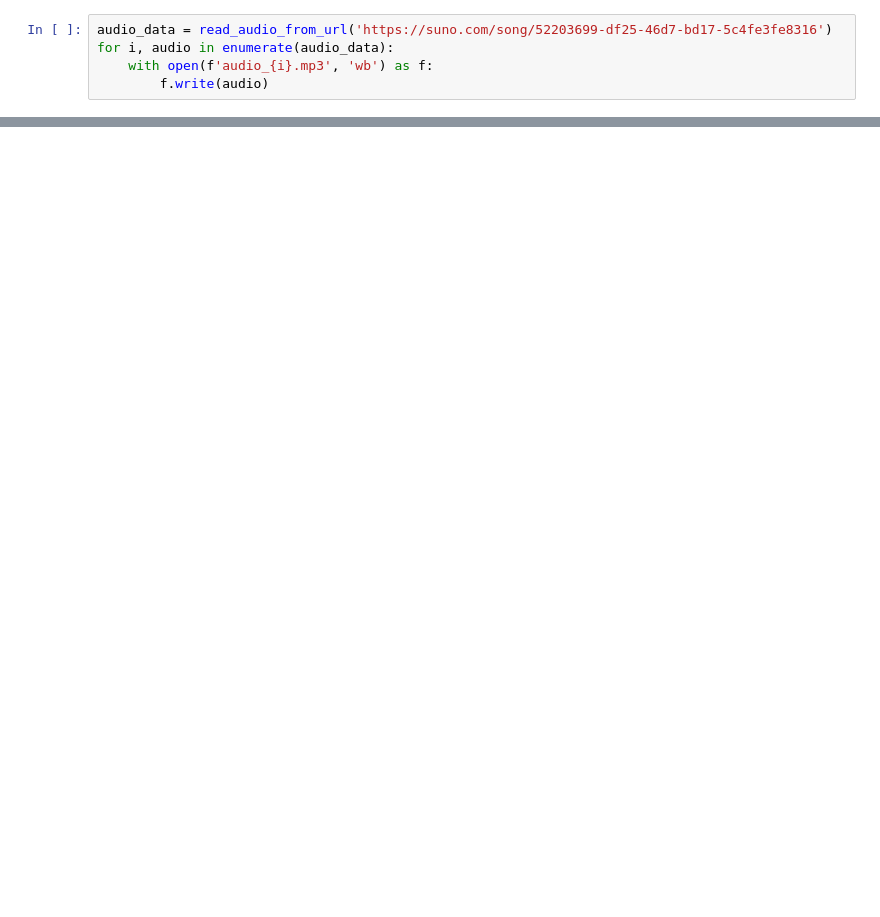
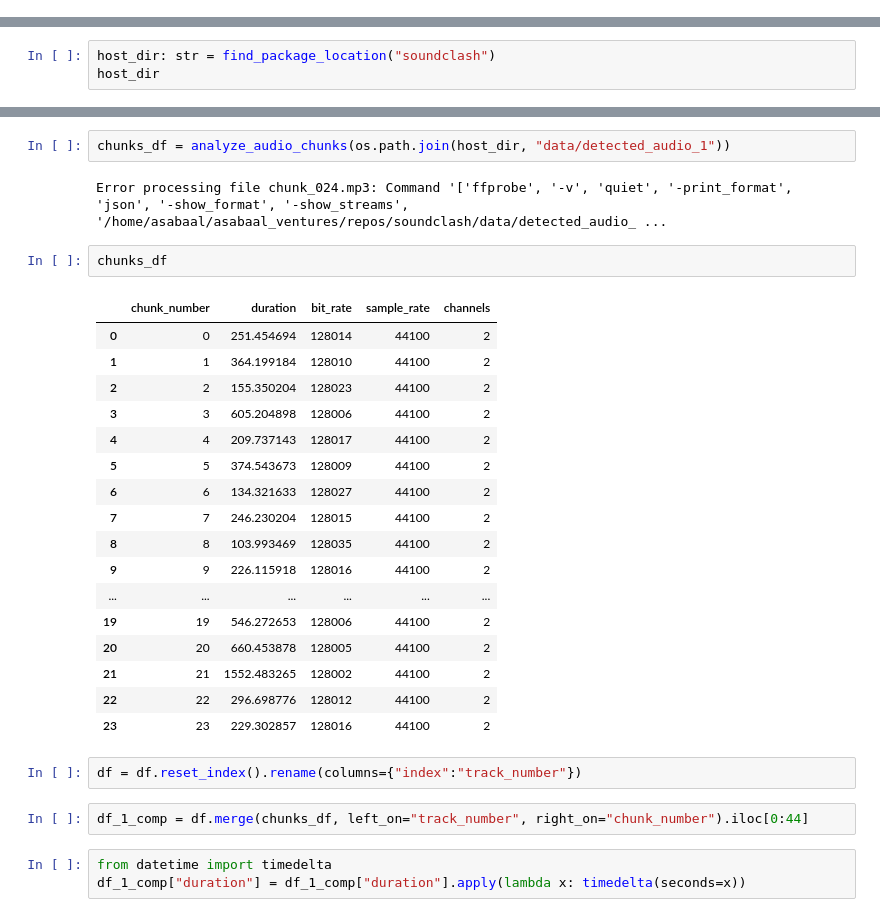
Before and after one commit to asabaal/soundclash, a Jupyter notebook: notebooks/preliminary/soundclash_analysis1.ipynb, the cells around one changed output, grey strips where cells are left out. Saved outputs shown, nothing was run; the diff lists cells and outputs as text; blank space fills up the shorter version.

Commit message:
preparing for 3rd approach to align audio matches better

```diff
--- a/notebooks/preliminary/soundclash_analysis1.ipynb
+++ b/notebooks/preliminary/soundclash_analysis1.ipynb
@@ -37,5 +0,0 @@ os.getcwd()
-# %%
-audio_data = read_audio_from_url('https://suno.com/song/52203699-df25-46d7-bd17-5c4fe3fe8316')
-for i, audio in enumerate(audio_data):
-    with open(f'audio_{i}.mp3', 'wb') as f:
-        f.write(audio)
@@ -352,0 +104,3 @@ for i, command in enumerate(split_commands):
+# %%
+host_dir: str = find_package_location("soundclash")
+host_dir
@@ -352,0 +178,31 @@ for i, command in enumerate(split_commands):
+# %%
+chunks_df = analyze_audio_chunks(os.path.join(host_dir, "data/detected_audio_1"))
+# %% [output]
+Error processing file chunk_024.mp3: Command '['ffprobe', '-v', 'quiet', '-print_format', 'json', '-show_format', '-show_streams', '/home/asabaal/asabaal_ventures/repos/soundclash/data/detected_audio_ ...
+# %%
+chunks_df
+# %% [output]
+|  | chunk_number | duration | bit_rate | sample_rate | channels |
+| 0 | 0 | 251.454694 | 128014 | 44100 | 2 |
+| 1 | 1 | 364.199184 | 128010 | 44100 | 2 |
+| 2 | 2 | 155.350204 | 128023 | 44100 | 2 |
+| 3 | 3 | 605.204898 | 128006 | 44100 | 2 |
+| 4 | 4 | 209.737143 | 128017 | 44100 | 2 |
+| 5 | 5 | 374.543673 | 128009 | 44100 | 2 |
+| 6 | 6 | 134.321633 | 128027 | 44100 | 2 |
+| 7 | 7 | 246.230204 | 128015 | 44100 | 2 |
+| 8 | 8 | 103.993469 | 128035 | 44100 | 2 |
+| 9 | 9 | 226.115918 | 128016 | 44100 | 2 |
+| ... | ... | ... | ... | ... | ... |
+| 19 | 19 | 546.272653 | 128006 | 44100 | 2 |
+| 20 | 20 | 660.453878 | 128005 | 44100 | 2 |
+| 21 | 21 | 1552.483265 | 128002 | 44100 | 2 |
+| 22 | 22 | 296.698776 | 128012 | 44100 | 2 |
+| 23 | 23 | 229.302857 | 128016 | 44100 | 2 |
+# %%
+df = df.reset_index().rename(columns={"index":"track_number"})
+# %%
+df_1_comp = df.merge(chunks_df, left_on="track_number", right_on="chunk_number").iloc[0:44]
+# %%
+from datetime import timedelta
+df_1_comp["duration"] = df_1_comp["duration"].apply(lambda x: timedelta(seconds=x))
```
Also changed, not shown: parts of 39 cells of this notebook, 2 other files.
